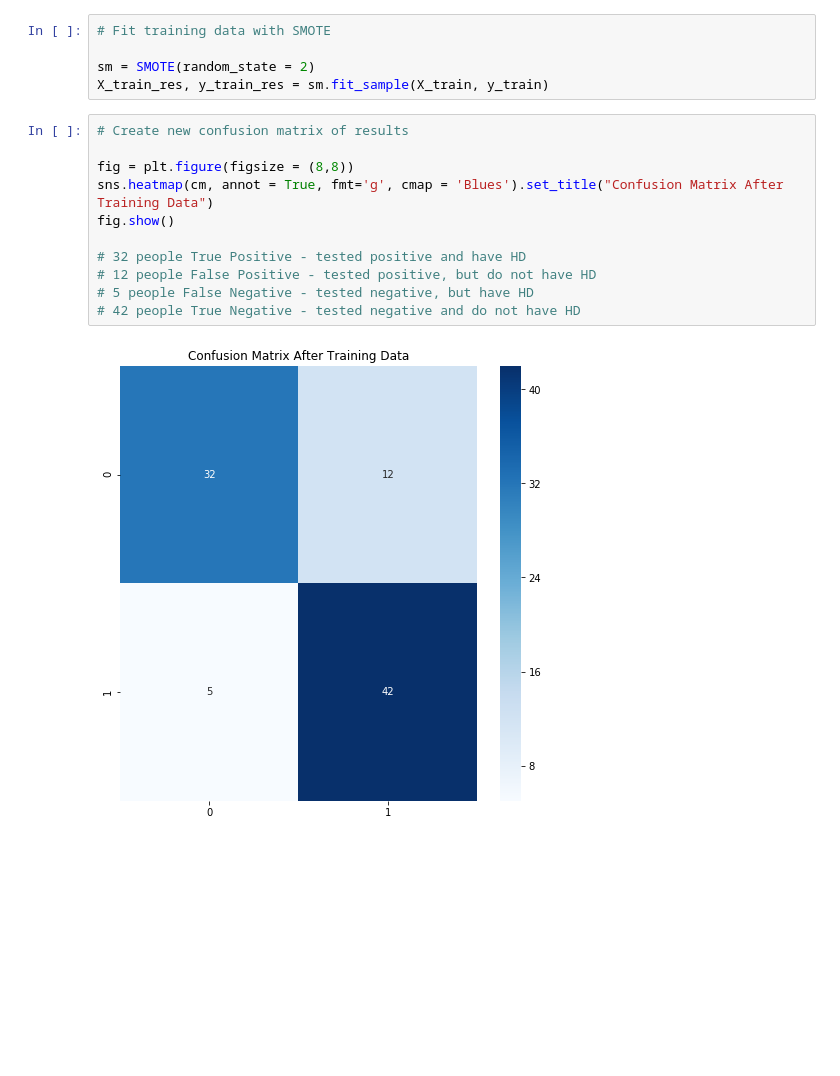
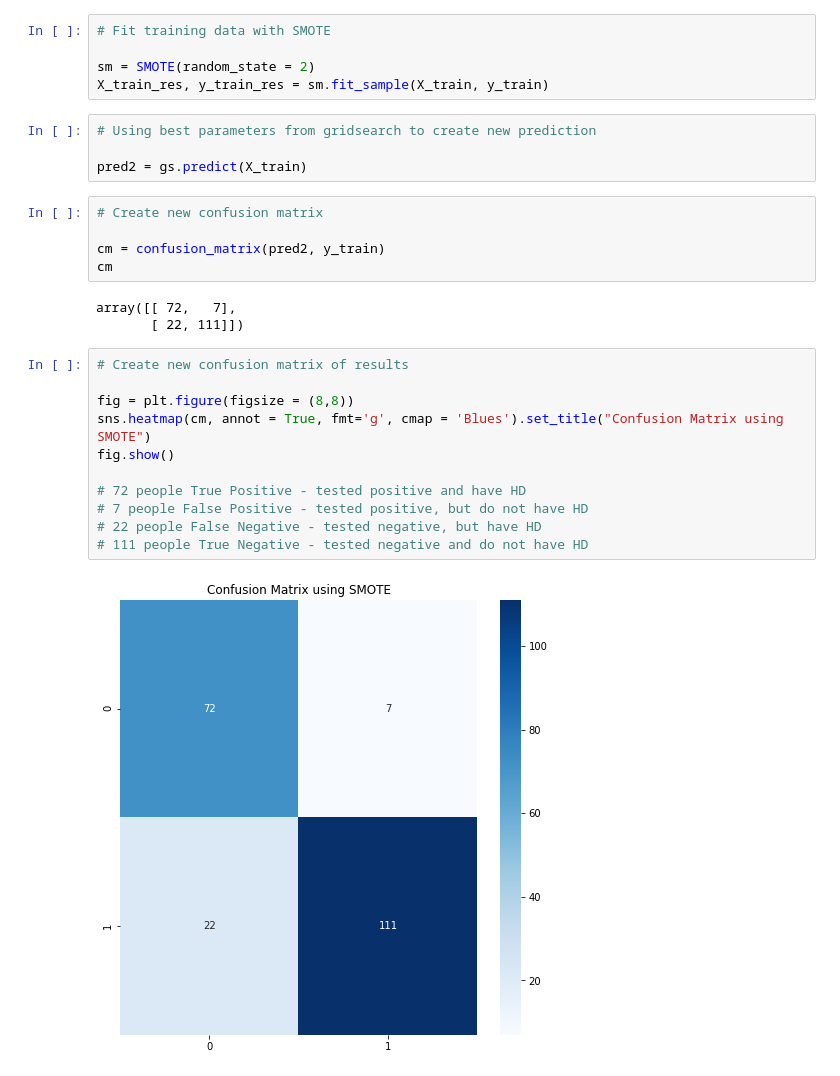
Before and after one commit to joseh4/Detecting_Heart_Disease, a Jupyter notebook: Machine_Learning_Notebook.ipynb, the cells around one changed output. Drawn from its saved outputs; the diff is of its cells as text; blank space fills up the shorter version.

Commit message:
fixed SMOTE confusion matrix

```diff
--- a/Machine_Learning_Notebook.ipynb
+++ b/Machine_Learning_Notebook.ipynb
@@ -334,19 +336,31 @@ X_train, X_test, y_train, y_test = train_test_split(X, y, test_size = 0.3, rando
 
 sm = SMOTE(random_state = 2)
 X_train_res, y_train_res = sm.fit_sample(X_train, y_train)
+# %%
+# Using best parameters from gridsearch to create new prediction
+
+pred2 = gs.predict(X_train)
+# %%
+# Create new confusion matrix
+
+cm = confusion_matrix(pred2, y_train)
+cm
+# %% [output]
+array([[ 72,   7],
+       [ 22, 111]])
 # %%
 # Create new confusion matrix of results
 
 fig = plt.figure(figsize = (8,8))
-sns.heatmap(cm, annot = True, fmt='g', cmap = 'Blues').set_title("Confusion Matrix After Training Data")
+sns.heatmap(cm, annot = True, fmt='g', cmap = 'Blues').set_title("Confusion Matrix using SMOTE")
 fig.show()
 
-# 32 people True Positive - tested positive and have HD
-# 12 people False Positive - tested positive, but do not have HD
-# 5 people False Negative - tested negative, but have HD
-# 42 people True Negative - tested negative and do not have HD
+# 72 people True Positive - tested positive and have HD
+# 7 people False Positive - tested positive, but do not have HD
+# 22 people False Negative - tested negative, but have HD
+# 111 people True Negative - tested negative and do not have HD
 # %% [output]
-[figure, old version]
+[figure, new version]
 # %%
 # Print statistical results
 
```
Also changed, not shown: parts of 6 cells of this notebook.
